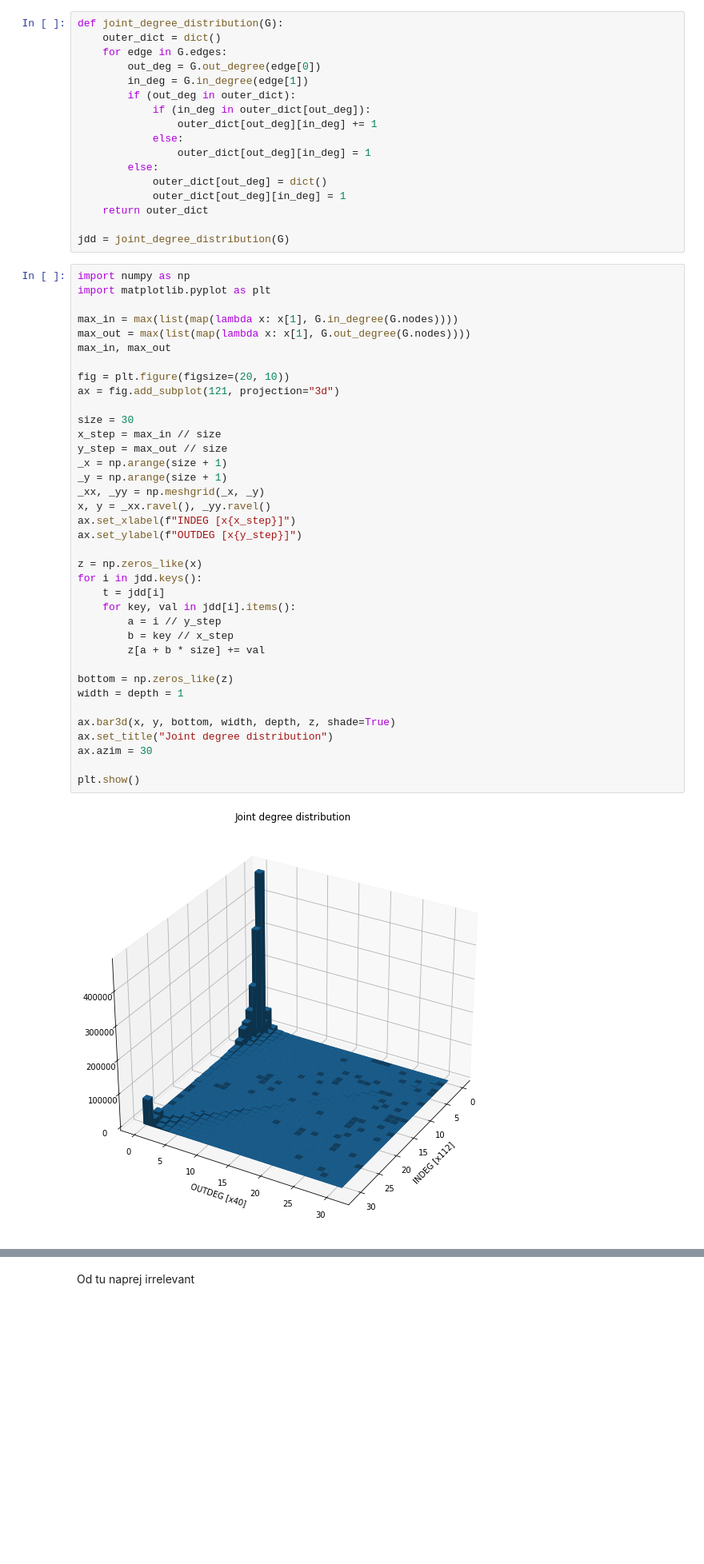
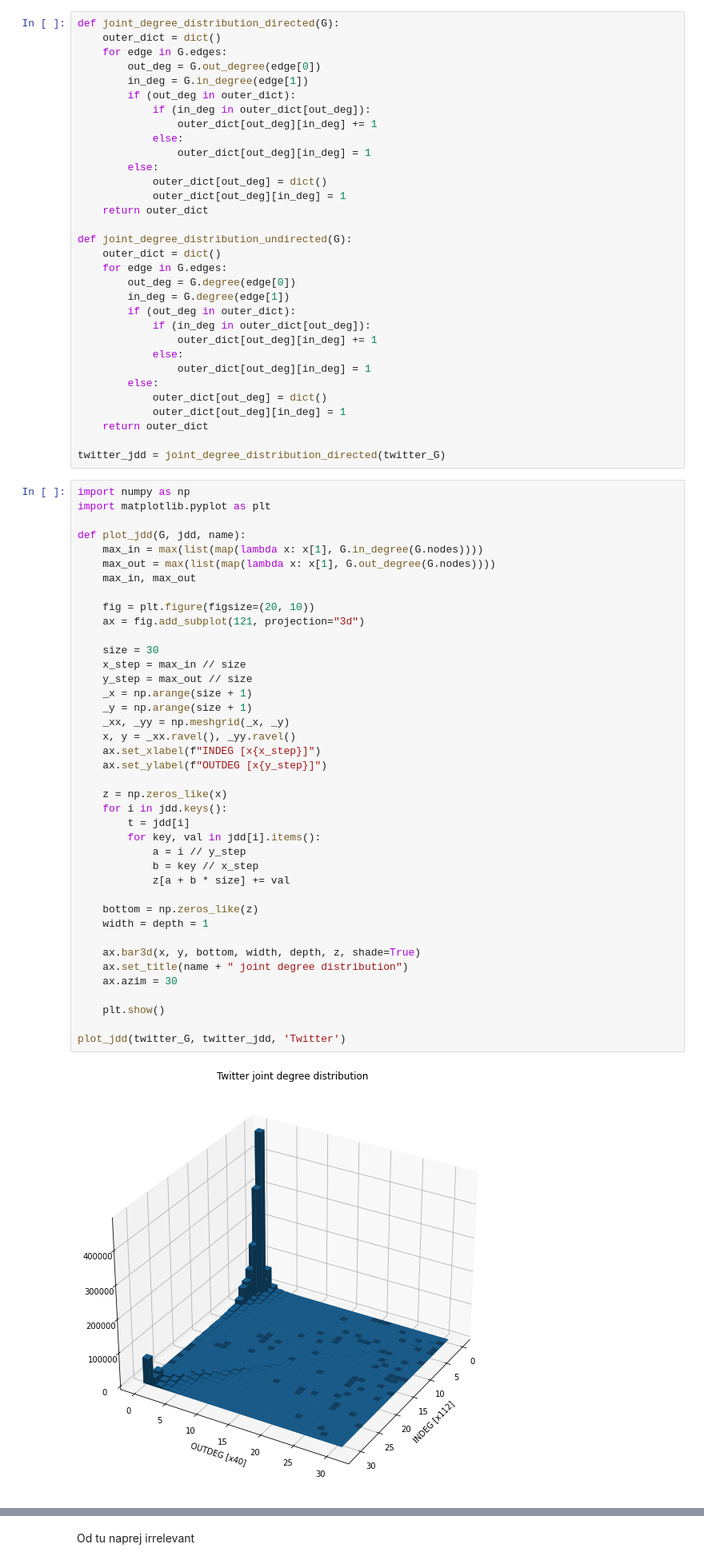
Before and after one commit to mbombek/ina_project, a Jupyter notebook: runner.ipynb, the cells around one changed output, grey strips where cells are left out. Shown: that part at 80% size. Cells and saved outputs as stored; diff of their text form; blank space fills up the shorter version.

```diff
--- a/runner.ipynb
+++ b/runner.ipynb
@@ -74,5 +86,5 @@ cascade(G, table=False)
 # %%
-def joint_degree_distribution(G):
+def joint_degree_distribution_directed(G):
     outer_dict = dict()
     for edge in G.edges:
         out_deg = G.out_degree(edge[0])
@@ -87,45 +99,63 @@ def joint_degree_distribution(G):
             outer_dict[out_deg][in_deg] = 1
     return outer_dict
 
-jdd = joint_degree_distribution(G)
+def joint_degree_distribution_undirected(G):
+    outer_dict = dict()
+    for edge in G.edges:
+        out_deg = G.degree(edge[0])
+        in_deg = G.degree(edge[1])
+        if (out_deg in outer_dict):
+            if (in_deg in outer_dict[out_deg]):
+                outer_dict[out_deg][in_deg] += 1
+            else:
+                outer_dict[out_deg][in_deg] = 1
+        else:
+            outer_dict[out_deg] = dict()
+            outer_dict[out_deg][in_deg] = 1
+    return outer_dict
+
+twitter_jdd = joint_degree_distribution_directed(twitter_G)
 # %%
 import numpy as np
 import matplotlib.pyplot as plt
 
-max_in = max(list(map(lambda x: x[1], G.in_degree(G.nodes))))
-max_out = max(list(map(lambda x: x[1], G.out_degree(G.nodes))))
-max_in, max_out
+def plot_jdd(G, jdd, name):
+    max_in = max(list(map(lambda x: x[1], G.in_degree(G.nodes))))
+    max_out = max(list(map(lambda x: x[1], G.out_degree(G.nodes))))
+    max_in, max_out
 
-fig = plt.figure(figsize=(20, 10))
-ax = fig.add_subplot(121, projection="3d")
+    fig = plt.figure(figsize=(20, 10))
+    ax = fig.add_subplot(121, projection="3d")
 
-size = 30
-x_step = max_in // size
-y_step = max_out // size
-_x = np.arange(size + 1)
-_y = np.arange(size + 1)
-_xx, _yy = np.meshgrid(_x, _y)
-x, y = _xx.ravel(), _yy.ravel()
-ax.set_xlabel(f"INDEG [x{x_step}]")
-ax.set_ylabel(f"OUTDEG [x{y_step}]")
+    size = 30
+    x_step = max_in // size
+    y_step = max_out // size
+    _x = np.arange(size + 1)
+    _y = np.arange(size + 1)
+    _xx, _yy = np.meshgrid(_x, _y)
+    x, y = _xx.ravel(), _yy.ravel()
+    ax.set_xlabel(f"INDEG [x{x_step}]")
+    ax.set_ylabel(f"OUTDEG [x{y_step}]")
 
-z = np.zeros_like(x)
-for i in jdd.keys():
-    t = jdd[i]
-    for key, val in jdd[i].items():
-        a = i // y_step
-        b = key // x_step
-        z[a + b * size] += val
+    z = np.zeros_like(x)
+    for i in jdd.keys():
+        t = jdd[i]
+        for key, val in jdd[i].items():
+            a = i // y_step
+            b = key // x_step
+            z[a + b * size] += val
 
-bottom = np.zeros_like(z)
-width = depth = 1
+    bottom = np.zeros_like(z)
+    width = depth = 1
 
-ax.bar3d(x, y, bottom, width, depth, z, shade=True)
-ax.set_title("Joint degree distribution")
-ax.azim = 30
+    ax.bar3d(x, y, bottom, width, depth, z, shade=True)
+    ax.set_title(name + " joint degree distribution")
+    ax.azim = 30
 
-plt.show()
+    plt.show()
+
+plot_jdd(twitter_G, twitter_jdd, 'Twitter')
 # %% [output]
-[figure, old version]
+[figure, new version]
 # %%
 candidates = []
```
Also changed, not shown: parts of 5 cells of this notebook.
